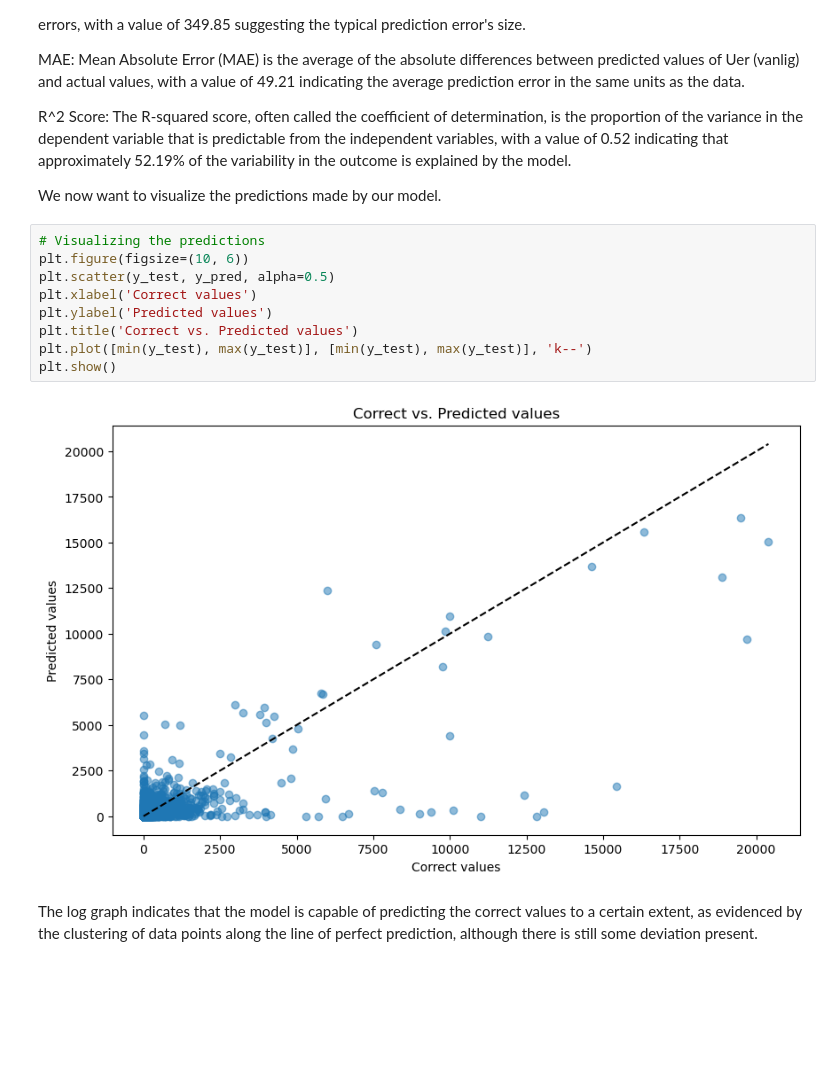
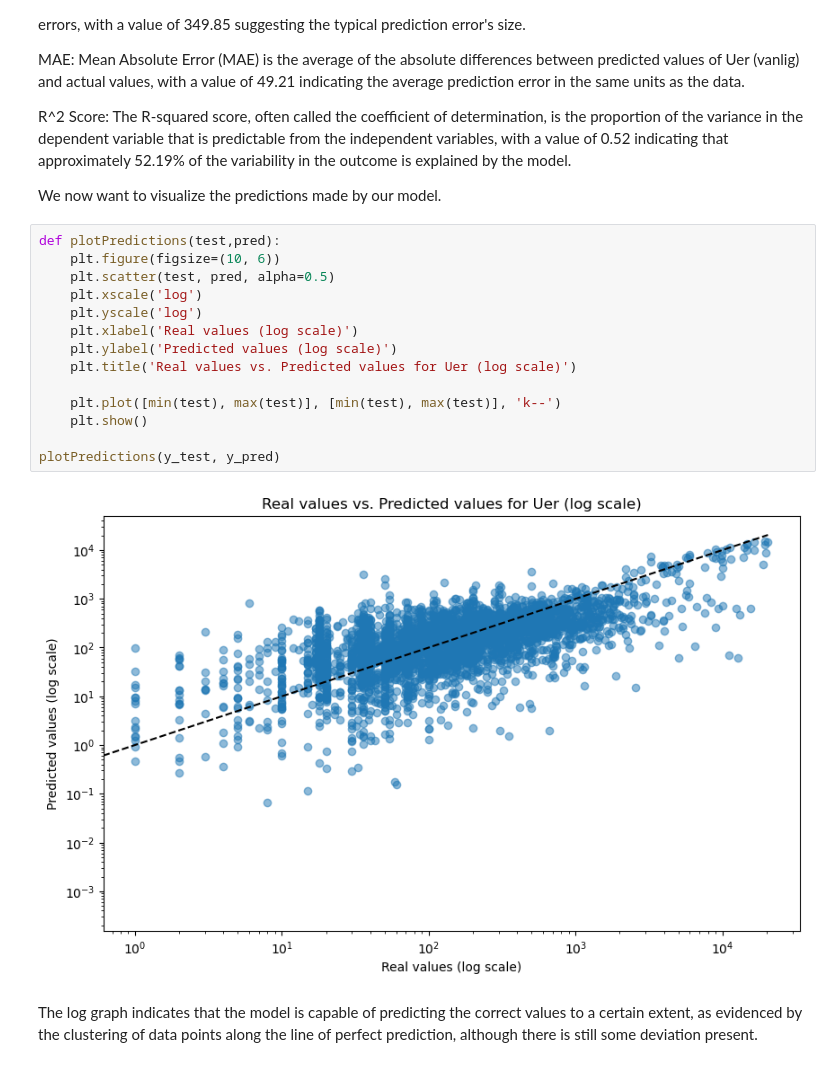
Before and after one commit to ThomasNicolai/info284groupexam, a Jupyter notebook: groupexam.ipynb, the cells around one changed output. Drawn from its saved outputs; the diff is of its cells as text; blank space fills up the shorter version.

Commit message:
log scale plots

```diff
--- a/groupexam.ipynb
+++ b/groupexam.ipynb
@@ -348,16 +348,21 @@ R^2 Score: The R-squared score, often called the coefficient of determination, i
 
 We now want to visualize the predictions made by our model.
 # %%
-# Visualizing the predictions
-plt.figure(figsize=(10, 6))
-plt.scatter(y_test, y_pred, alpha=0.5)
-plt.xlabel('Correct values')
-plt.ylabel('Predicted values')
-plt.title('Correct vs. Predicted values')
-plt.plot([min(y_test), max(y_test)], [min(y_test), max(y_test)], 'k--')
-plt.show()
+def plotPredictions(test,pred):
+    plt.figure(figsize=(10, 6))
+    plt.scatter(test, pred, alpha=0.5)
+    plt.xscale('log')
+    plt.yscale('log')
+    plt.xlabel('Real values (log scale)')
+    plt.ylabel('Predicted values (log scale)')
+    plt.title('Real values vs. Predicted values for Uer (log scale)')
+
+    plt.plot([min(test), max(test)], [min(test), max(test)], 'k--')
+    plt.show()
+
+plotPredictions(y_test, y_pred)
 # %% [output]
-[figure, old version]
+[figure, new version]
 # %% [markdown]
 The log graph indicates that the model is capable of predicting the correct values to a certain extent, as evidenced by the clustering of data points along the line of perfect prediction, although there is still some deviation present.
 # %%
```
Also changed, not shown: parts of 3 cells of this notebook.
